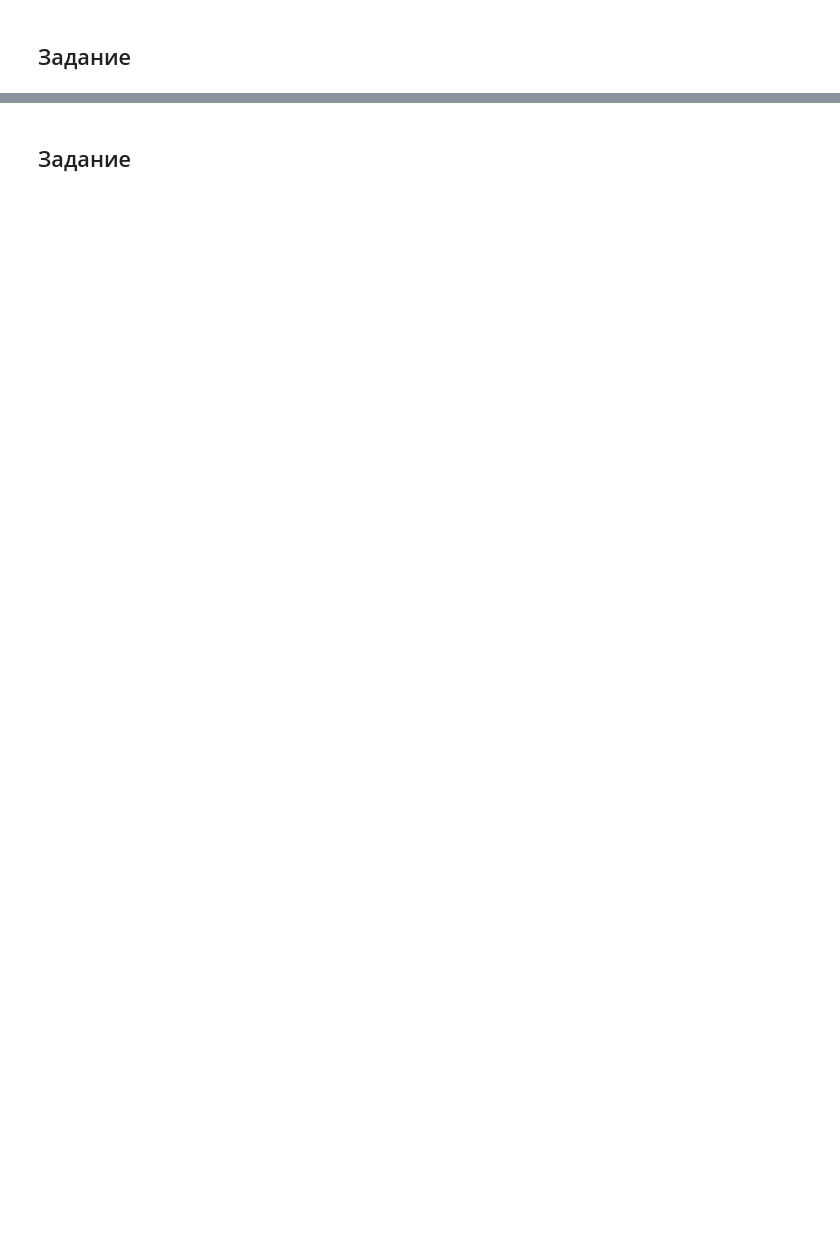
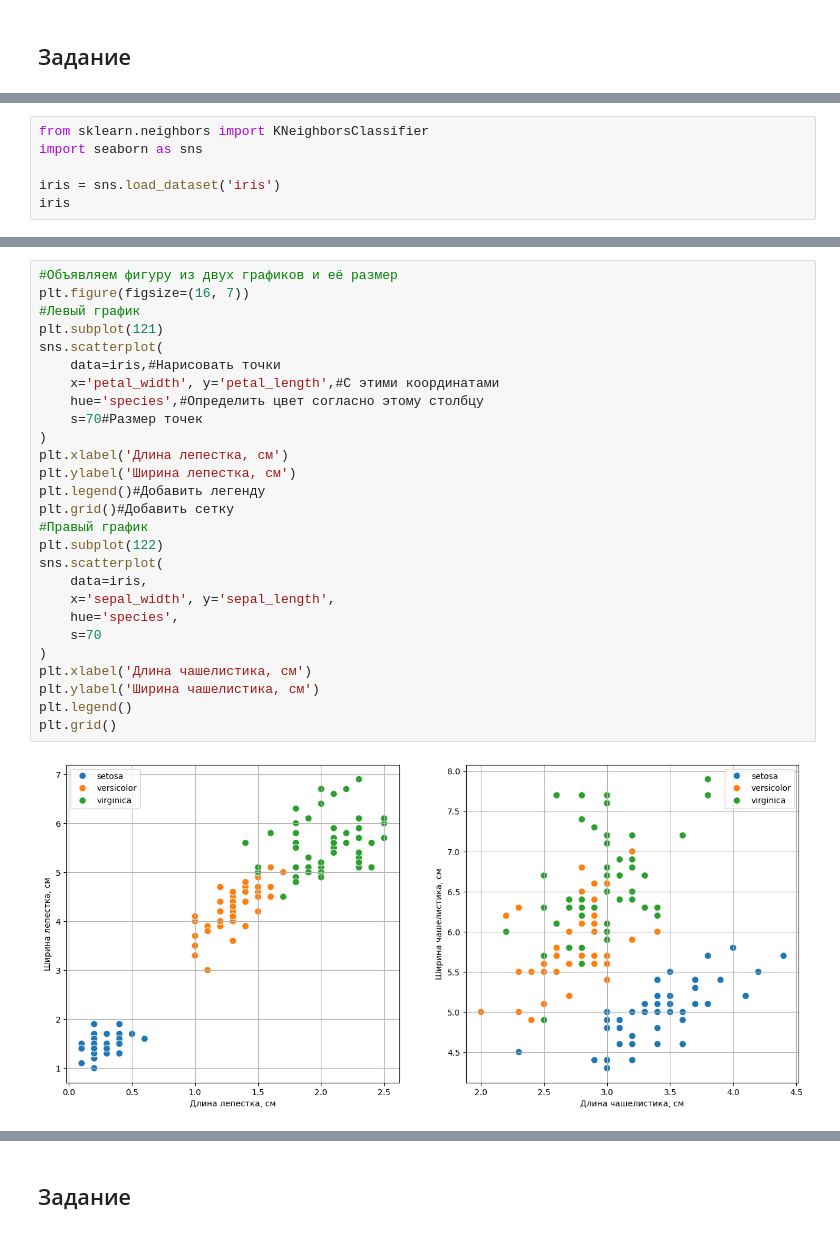
Before and after one commit to AleksUon/Artificial-intelligence-systems, a Jupyter notebook: Рабочая тетрадь 3.ipynb, the cells around one changed output, grey strips where cells are left out. Cells and saved outputs as stored; diff of their text form; blank space fills up the shorter version.

```diff
--- a/Рабочая тетрадь 3.ipynb
+++ b/Рабочая тетрадь 3.ipynb
@@ -795,0 +484,6 @@ plt.show()
+# %%
+from sklearn.neighbors import KNeighborsClassifier
+import seaborn as sns
+
+iris = sns.load_dataset('iris')
+iris
@@ -795,0 +514,29 @@ plt.show()
+# %%
+#Объявляем фигуру из двух графиков и её размер
+plt.figure(figsize=(16, 7))
+#Левый график
+plt.subplot(121)
+sns.scatterplot(
+    data=iris,#Нарисовать точки
+    x='petal_width', y='petal_length',#С этими координатами
+    hue='species',#Определить цвет согласно этому столбцу
+    s=70#Размер точек
+)
+plt.xlabel('Длина лепестка, см')
+plt.ylabel('Ширина лепестка, см')
+plt.legend()#Добавить легенду
+plt.grid()#Добавить сетку
+#Правый график
+plt.subplot(122)
+sns.scatterplot(
+    data=iris,
+    x='sepal_width', y='sepal_length',
+    hue='species',
+    s=70
+)
+plt.xlabel('Длина чашелистика, см')
+plt.ylabel('Ширина чашелистика, см')
+plt.legend()
+plt.grid()
+# %% [output]
+[figure, added]
```
Also changed, not shown: parts of 94 cells of this notebook, 1 other file.
